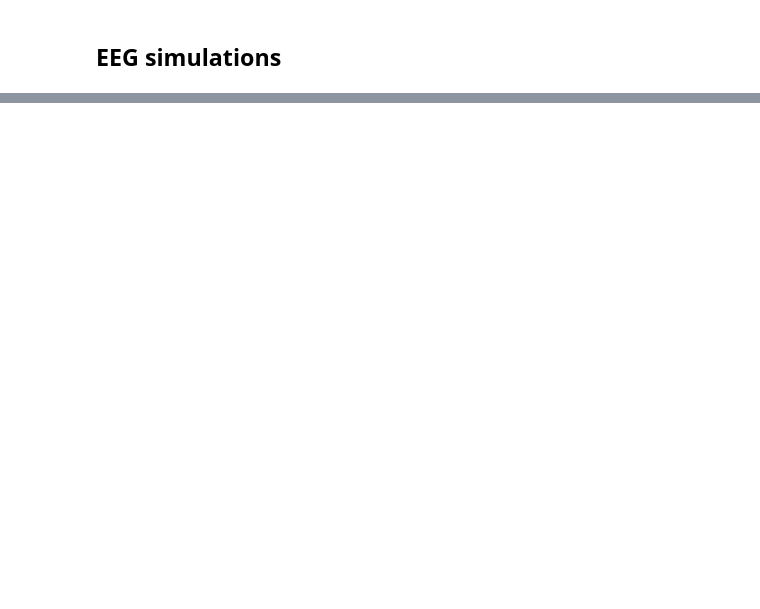
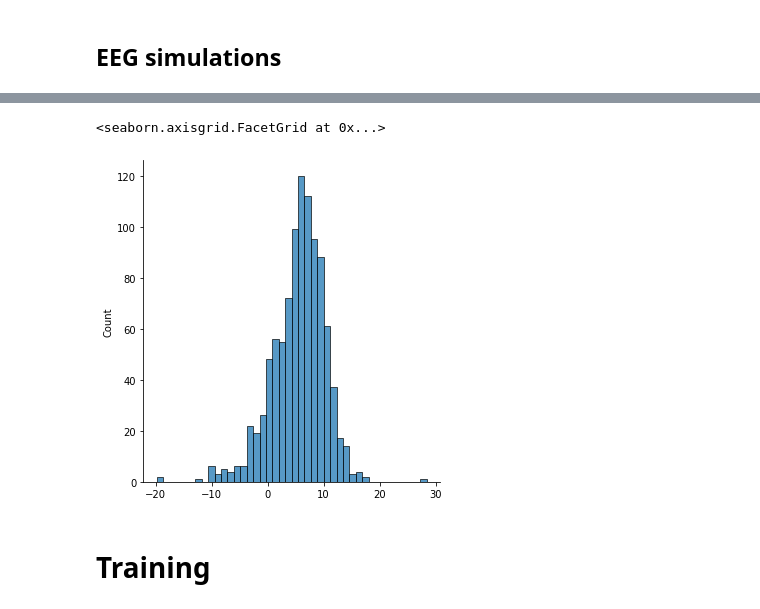
Before and after one commit to lina-usc/Jansen-Rit-Model-Benchmarking-Deep-Learning, a Jupyter notebook: notebooks/generating_training_dataset.ipynb, the cells around one changed output, grey strips where cells are left out. Cells and saved outputs as stored; diff of their text form; code cells hidden in the pictures; blank space fills up the shorter version.

```diff
--- a/notebooks/generating_training_dataset.ipynb
+++ b/notebooks/generating_training_dataset.ipynb
@@ -150,0 +141,7 @@ simulate_for_parameter(parameter_ranges, nb_samples, Ii, Ip, jr_noise,  dt,
+# %%
+sns.displot(sim_results.snr)
+# %% [output]
+<seaborn.axisgrid.FacetGrid at 0x...>
+[figure, added]
+# %% [markdown]
+# Training
```
Also changed, not shown: parts of 23 cells of this notebook, 4 other files.
